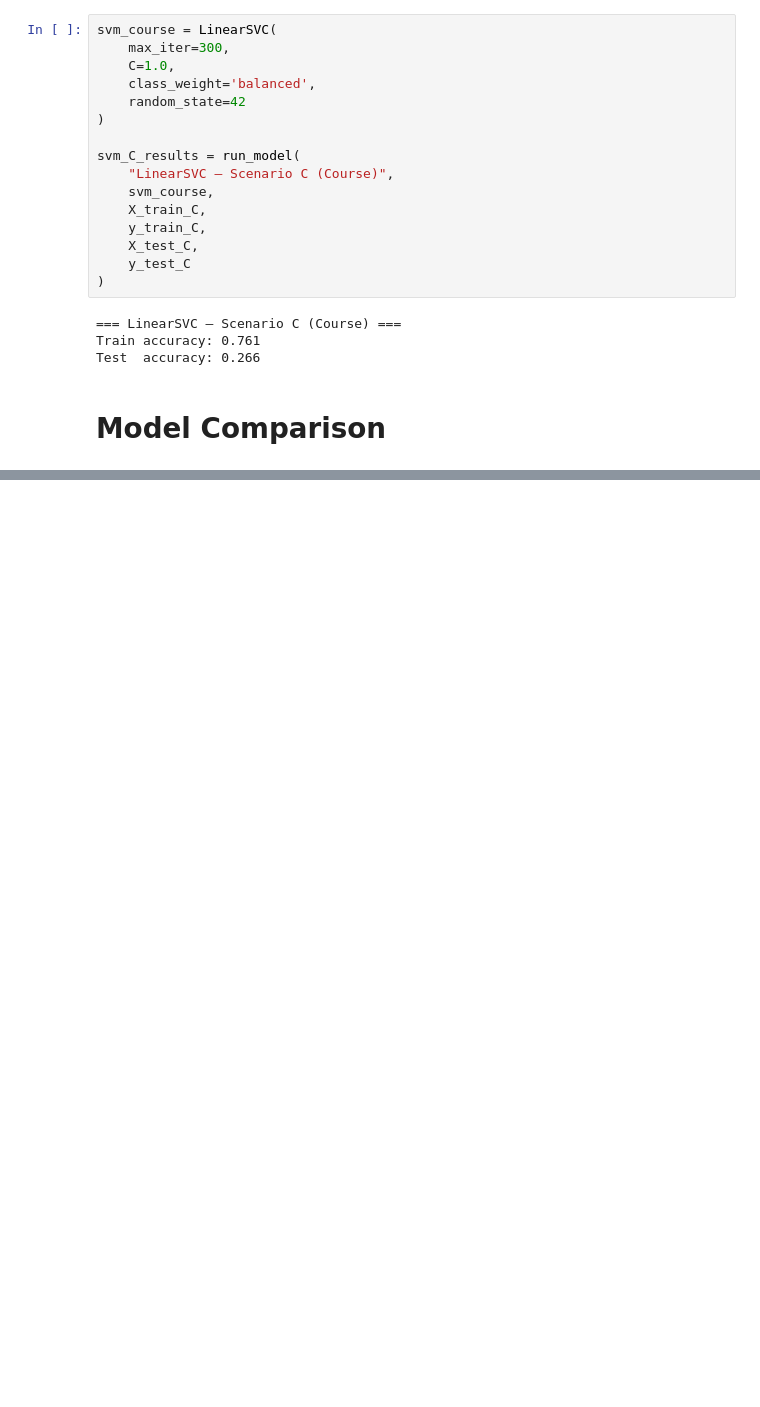
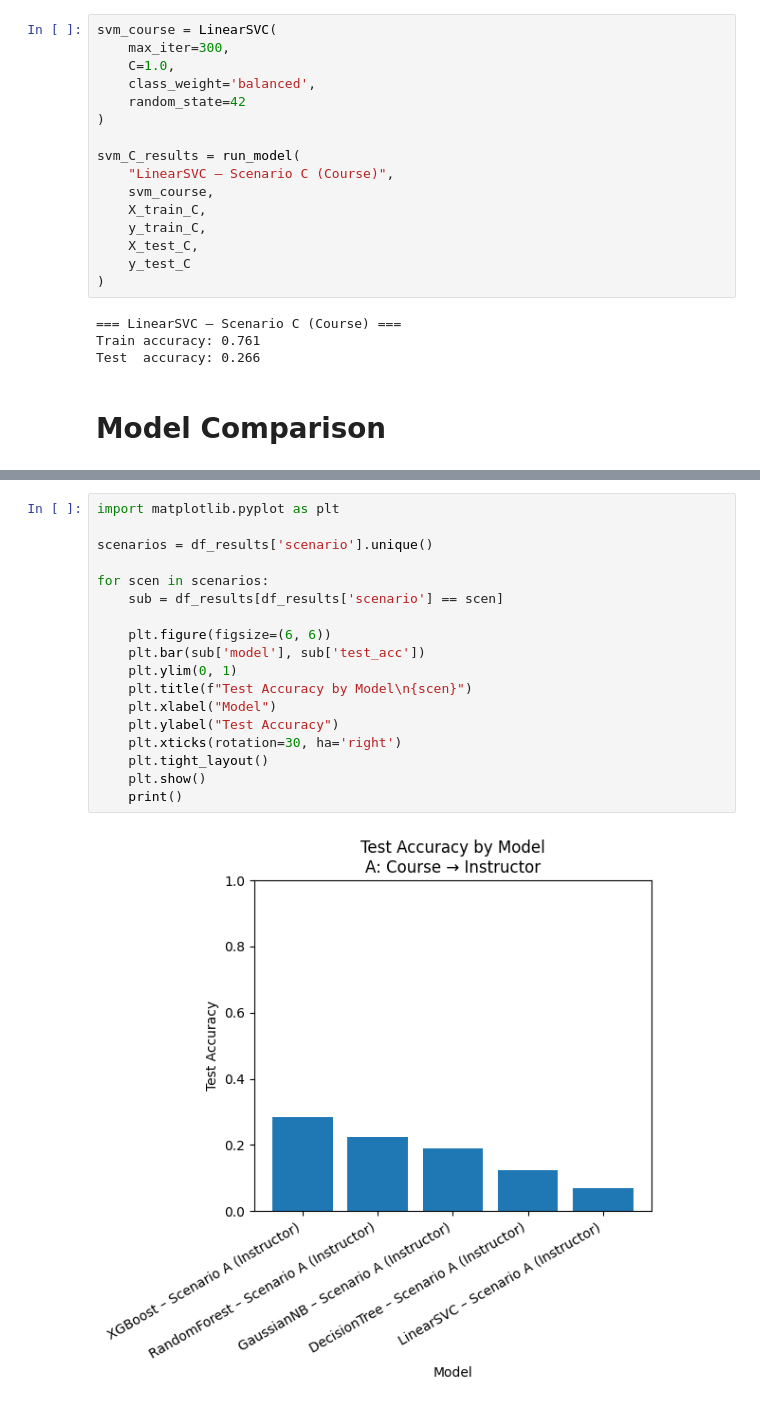
Before and after one commit to 7HE-LUCKY-FISH/major_map, a Jupyter notebook: notebooks/Major_Map_Hoang_Nguyen.ipynb, the cells around one changed output, grey strips where cells are left out. Saved outputs shown, nothing was run; the diff lists cells and outputs as text; blank space fills up the shorter version.

```diff
--- a/notebooks/Major_Map_Hoang_Nguyen.ipynb
+++ b/notebooks/Major_Map_Hoang_Nguyen.ipynb
@@ -1378,0 +1373,20 @@ df_results
+# %%
+import matplotlib.pyplot as plt
+
+scenarios = df_results['scenario'].unique()
+
+for scen in scenarios:
+    sub = df_results[df_results['scenario'] == scen]
+
+    plt.figure(figsize=(6, 6))
+    plt.bar(sub['model'], sub['test_acc'])
+    plt.ylim(0, 1)
+    plt.title(f"Test Accuracy by Model\n{scen}")
+    plt.xlabel("Model")
+    plt.ylabel("Test Accuracy")
+    plt.xticks(rotation=30, ha='right')
+    plt.tight_layout()
+    plt.show()
+    print()
+# %% [output]
+[figure, added]
```
Also changed, not shown: parts of 11 cells of this notebook.
